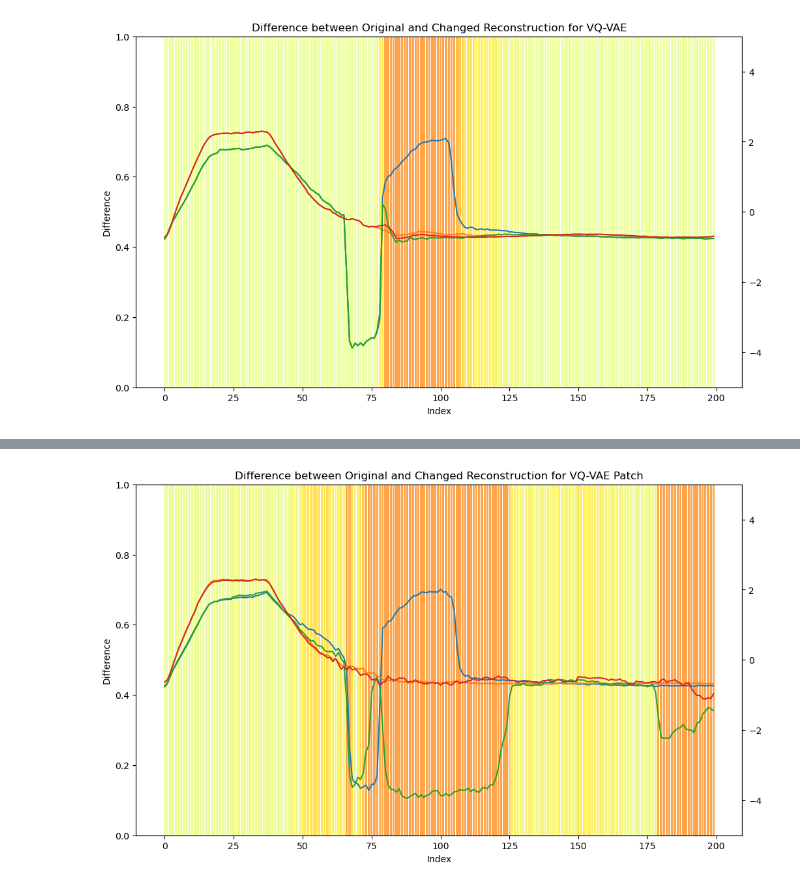
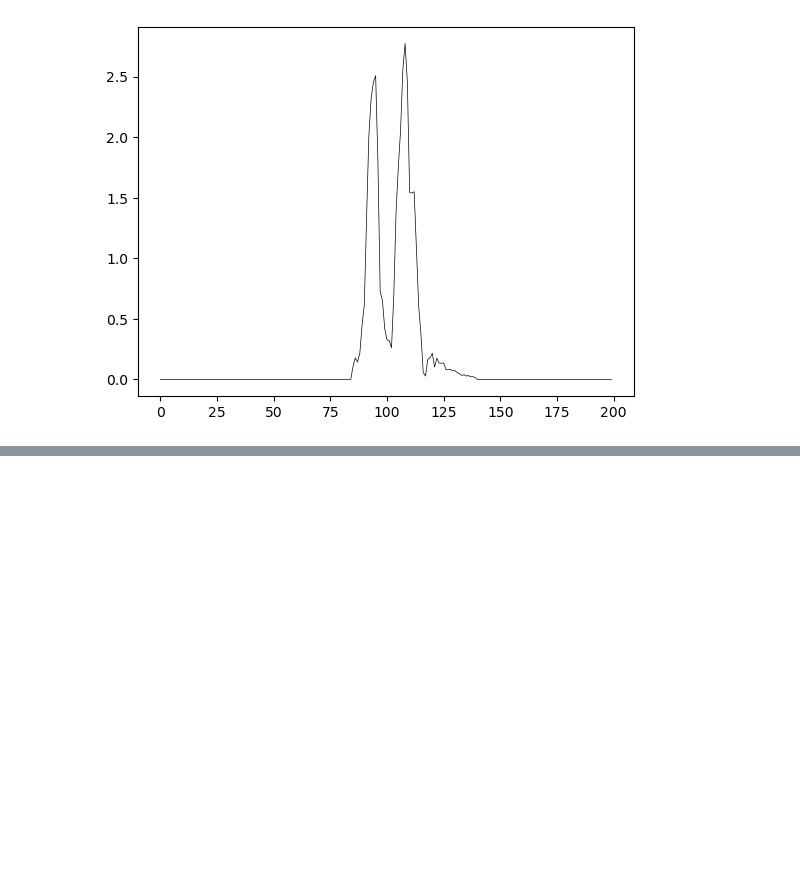
Before and after one commit to derantonin/VQ-VAE-Transformer-Arc-Welding, a Jupyter notebook: ALTERING_Experiments.ipynb, the cells around one changed output, grey strips where cells are left out. Drawn from its saved outputs; the diff is of its cells as text; code cells hidden in the pictures; blank space fills up the shorter version.

```diff
--- a/ALTERING_Experiments.ipynb
+++ b/ALTERING_Experiments.ipynb
@@ -135,7 +197,29 @@ Q-Embeddings Indices:  [228 154 207 207 207 207 124  22 144 229  85 231 225 116
 # %%
-def alter_input_data(original_data, alter_slice, alter_value, model, label, plot_altered=False):
+def plot_reconstruction_difference_v3(reconstructed_original, reconstructed_changed, original, label, plot_original=False):
+    difference = torch.sum(torch.abs(reconstructed_original - reconstructed_changed), dim=1)
+    # colormap = plt.colormaps['Wistia']
+    # fig, ax = plt.subplots()
+    # fig.set_size_inches(12, 7)
+    # ax2 = ax.twinx()
+    # bars = ax.bar(np.arange(len(reconstructed_original)), [1] * len(reconstructed_original), color=colormap(difference), alpha=0.7)
+    print("Difference Shape: ", difference.shape)
+    ax.plot(difference, color='black', linewidth=0.5)
+    # # ax.set_ylim(0, 1)
+    # ax2.set_ylim(-5, 5)
+    # ax.set_xlabel('Index')
+    # ax.set_ylabel('Difference')
+    # ax2.plot(reconstructed_original)
+    # ax2.plot(reconstructed_changed)
+    # # label fig
+    # ax.set_title(f'Difference between Original and Changed Reconstruction for {label}')
+    # if plot_original: ax2.plot(original)
+    # plt.show()
+    return difference
+
+def alter_input_data(original_data, alter_slice, alter_value, model, label, plot_altered=False, write_csv=False):
     altered_input = original_data.clone()
     altered_input[alter_slice]=alter_value
+    # altered_input[alter_slice]=altered_input[0:50]
     if label == "VQ-VAE":
         _, _, _, q_data, q_indices, _, _ = send_through_model(model, original_data.unsqueeze(0), reconstruct=False)
         _, _, _, changed_q_data, changed_q_indices, _, _ = send_through_model(model, altered_input.unsqueeze(0), reconstruct=False)
@@ -144,29 +228,56 @@ def alter_input_data(original_data, alter_slice, alter_value, model, label, plot
         _, _, _, changed_q_data, changed_q_indices, _, _ = send_through_patch_model(model, altered_input.unsqueeze(0), reconstruct=False)
 
     # correcr dimensions, so that its always [enc_out_len, 1], because Residual VQ returns Indices in 3 dimensions (num_quantizers, enc_out_len, 1)
+
     q_indices = q_indices.reshape(-1).unsqueeze(1)
     changed_q_indices = changed_q_indices.reshape(-1).unsqueeze(1)
-
+    changed_q_data = torch.round(changed_q_data, decimals=3)
+    q_data = torch.round(q_data, decimals=3)
     reconstructed_original, _= send_through_decoder(model=model, q_data=q_data, original_data = original_data, label=label)
     reconstructed_changed, _= send_through_decoder(model=model, q_data=changed_q_data, original_data = original_data, label=label)
-    difference = plot_reconstruction_difference(reconstructed_original=reconstructed_original[0], reconstructed_changed=reconstructed_changed[0], original=altered_input, label=label, plot_original=plot_altered)
+    if  not write_csv: difference = plot_reconstruction_difference_v3(reconstructed_original=reconstructed_original[0], reconstructed_changed=reconstructed_changed[0], original=altered_input, label=label, plot_original=plot_altered)
+    difference = torch.sum(torch.abs(reconstructed_original[0] - reconstructed_changed[0]), dim=1)
+
+    difference_indices = np.where(difference > 0)[0]
+    # print(difference[difference_indices])
+    print(difference_indices)
+    if len(difference_indices) > 0:
+        print(difference_indices[0], difference_indices[-1])
+        print("Amount of Differences: ", len(difference_indices))
+    else:
+        print("No Differences for ", i)
+
     print("Q Indices before: ", np.array(q_indices).reshape(q_indices.shape[0],))
     print("Q Indices after: ", np.array(changed_q_indices).reshape(q_indices.shape[0],))
     similarity = np.array(q_indices==changed_q_indices).reshape(q_indices.shape[0],)
     print(similarity)
+    print(np.where(similarity==False))
+    print("")
+    # ergebnis_schreiben([alter_slice, original_data[alter_slice], altered_input[alter_slice], np.where(similarity==False), len(np.where(similarity==False)[0]), str(str(difference_indices[0]) + "-" + str(difference_indices[-1])), ""])
+    ergebnis_schreiben([alter_slice, alter_value, np.where(similarity==False), len(np.where(similarity==False)[0]), str(str(difference_indices[0]) + "-" + str(difference_indices[-1])), len(difference_indices)])
+    return changed_q_data, changed_q_indices
+test_dpt = 0
+original_data = torch.from_numpy(train_data[test_dpt]).float()
 
-test_dpt = 2
-original_data = torch.from_numpy(train_data[test_dpt]).float()
-# print(original_data[-20:])
+fig, ax = plt.subplots()
+
+
+import csv
+csvfile = open('result_input_altering.csv', 'w', newline='')
+writer = csv.writer(csvfile)
+writer.writerow(["Changed Input Range", "New Value", "Affected Embeddings", "Amount Affected Embeddings", "Affected Reconstruction Range", "Affected Reconstruction Datapoints"])
+csvfile.close()
+
+def ergebnis_schreiben(my_row):
+    csvfile = open('result_input_altering.csv', 'a', newline='')
+    writer = csv.writer(csvfile)
+    writer.writerow(my_row)
+    csvfile.close()
+
 
 current_model = get_files_and_models(vqvae_v1_files)
-alter_input_data(original_data=original_data, alter_slice=slice(80,120), alter_value=-0.7, model=current_model["model"], label="VQ-VAE", plot_altered=False)
+for i in range(100,110,10):
+    i_changed_q_data, i_changed_q_indices = alter_input_data(original_data=original_data, alter_slice=slice(i, i+10), alter_value=-5, model=current_model["model"], label="VQ-VAE", plot_altered=True, write_csv=False)
 
-current_model = get_files_and_models(patch_vqvae_v1_files)
-alter_input_data(original_data=original_data, alter_slice=slice(80,120), alter_value=-4, model=current_model["model"], label="VQ-VAE Patch", plot_altered=False)
-
-
-# alter_input_data(original_data=original_data, alter_slice=slice(80,120), alter_value=-0.7, model=model, label="VQ-VAE", plot_altered=False)
-# alter_input_data(original_data=original_data, alter_slice=slice(80,120), alter_value=-0.7, model=model_patch, label="VQ-VAE Patch", plot_altered=False)
-# alter_input_data(original_data=original_data, alter_slice=slice(80,120), alter_value=-0.7, model=model_yannik_patch, label="VQ-VAE Yannik Patch", plot_altered=False)
+plt.show()
 # %% [output]
@@ -176 +299 @@ torch.Size([26, 1])
-[figure, old version]
+[figure, new version]
@@ -187 +299,0 @@ torch.Size([16, 1])
-[figure, removed]
```
Also changed, not shown: parts of 9 cells of this notebook, 3 other files.
